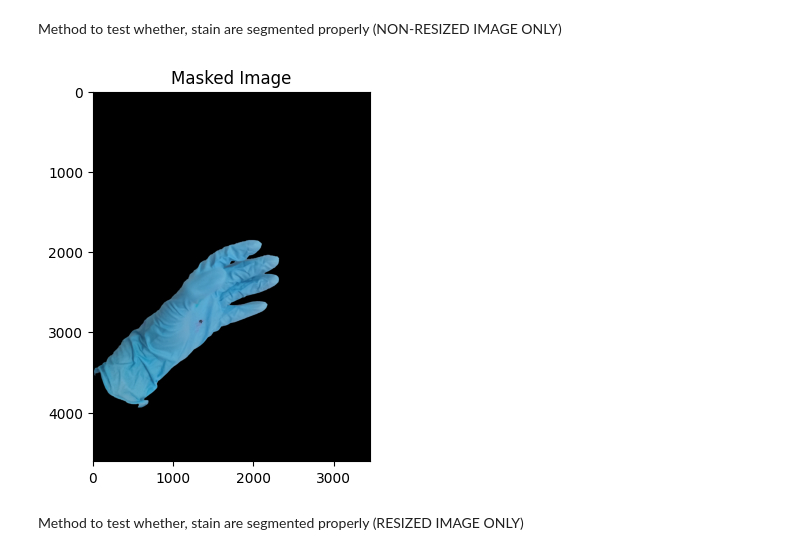
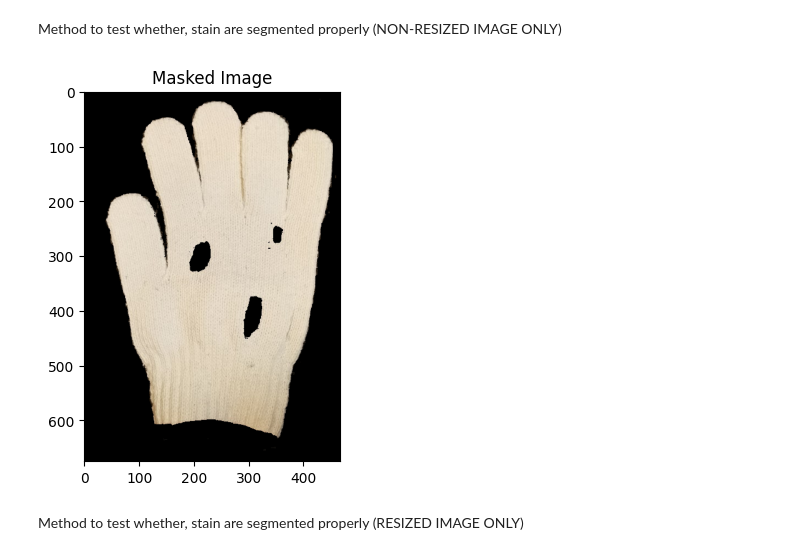
Before and after one commit to JJLee2910/Glove-Defect-Detection-System, a Jupyter notebook: tools/color_range_detector.ipynb, the cells around one changed output. Saved outputs shown, nothing was run; the diff lists cells and outputs as text; code cells hidden in the pictures.

Commit message:
Updated Cloth Detection

```diff
--- a/tools/color_range_detector.ipynb
+++ b/tools/color_range_detector.ipynb
@@ -39,7 +39,7 @@ def visualize_hsv_colormap(image):
     plt.show()
 
 # Load the image and visualize the HSV channels
-img = imread("C:\\Users\\jangj\\OneDrive\\Desktop\\Glove-Defect-Detection-System\\Images\Latex\\Dirt.jpg")
+img = imread("D:\OneDrive - Asia Pacific University\Degree Year 3\Image Processing, Computer Vision and Pattern Recognition\Assignment\Source Code\Glove-Defect-Detection-System\Images\Cloth\CLOTH STAIN 1.jpg")
 visualize_hsv_channels(img)
 visualize_hsv_colormap(img)
 # %% [output]
@@ -89,20 +89,20 @@ Method to test whether, stain are segmented properly (NON-RESIZED IMAGE ONLY)
 # %%
 def apply_mask(lower_hue, upper_hue, saturation_threshold):
     hsv_image = rgb2hsv(img)
 
     lower_mask = hsv_image[..., 0] > lower_hue
     upper_mask = hsv_image[..., 0] < upper_hue
     saturation_mask = hsv_image[..., 1] > saturation_threshold
 
     mask = np.logical_and.reduce((lower_mask, upper_mask, saturation_mask))
     masked_image = img * np.expand_dims(mask, axis=2)
 
     plt.imshow(masked_image)
     plt.title("Masked Image")
     plt.show()
-apply_mask(0.5, 0.6, 0.4) # adjust accordingly based on ur
+apply_mask(0.08, 0.2, 0.1) # adjust accordingly based on ur
 # %% [output]
-[figure, old version]
+[figure, new version]
 # %% [markdown]
 Method to test whether, stain are segmented properly (RESIZED IMAGE ONLY)
 # %%
```
Also changed, not shown: parts of 1 cell of this notebook, 5 other files.
